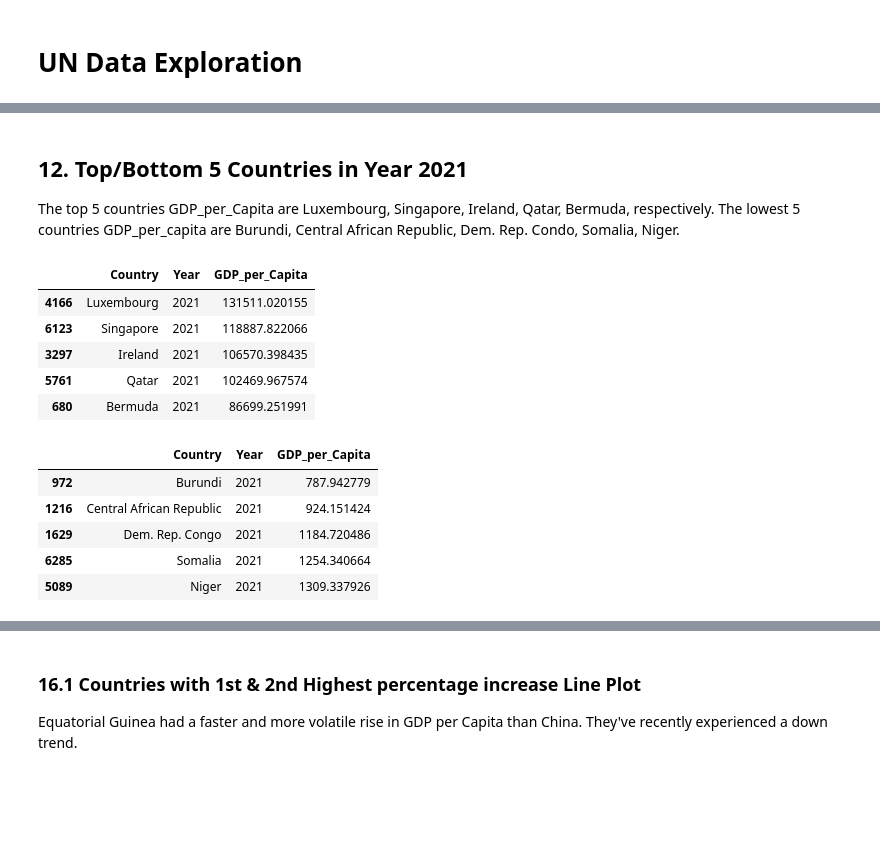
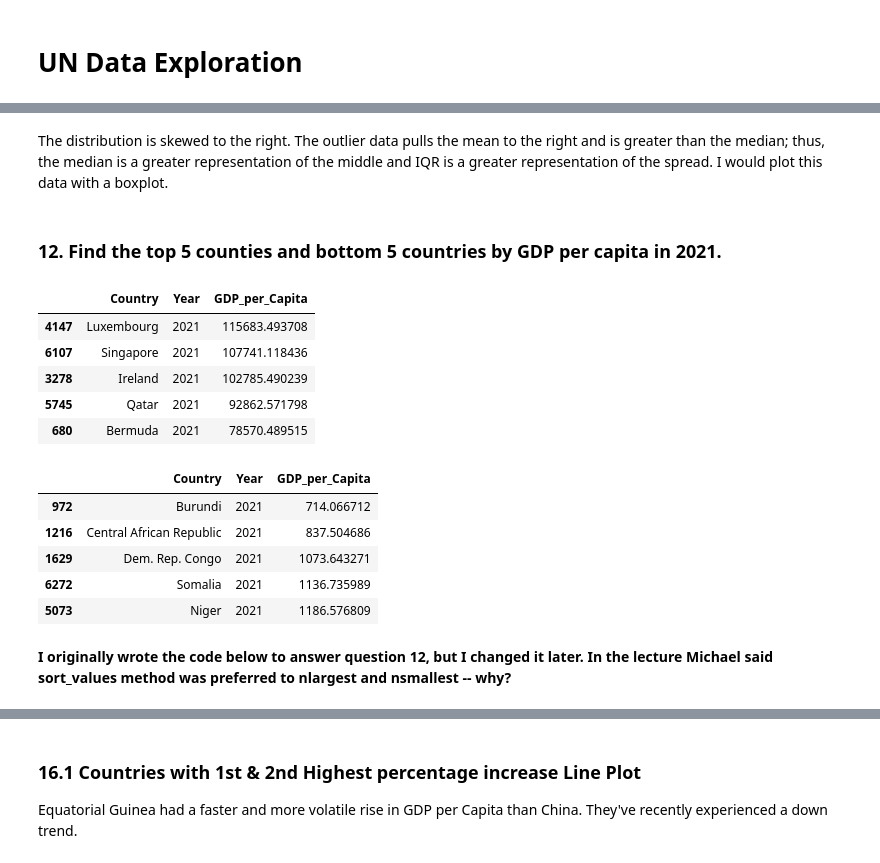
Before and after one commit to nss-data-science-cohort-8/un-exploration-BillyBrothers, a Jupyter notebook: notebooks/UN_Data_Exploration.ipynb, the cells around one changed output, grey strips where cells are left out. Cells and saved outputs as stored; diff of their text form; code cells hidden in the pictures; blank space fills up the shorter version.

```diff
--- a/notebooks/UN_Data_Exploration.ipynb
+++ b/notebooks/UN_Data_Exploration.ipynb
@@ -44,6 +12,6 @@ gdp_df.tail(10)
 # %%
 gdp_df = (
-    gdp_df
-    .drop('Value Footnotes', axis=1)
-    .rename(columns={'Country or Area': 'Country', 'Year': 'Year', 'Value': 'GDP_per_Capita'}) #rename columns for accuracy
+    pd.read_csv('../data/UNdata_Export_20241016_021042778.csv')
+    .drop(columns = 'Value Footnotes')
+    .rename(columns={'Country or Area': 'Country', 'Value': 'GDP_per_Capita'})
 )
@@ -172,22 +144,25 @@ Name: count, Length: 241, dtype: int64
+# %% [markdown]
+The distribution is skewed to the right. The outlier data pulls the mean to the right and is greater than the median; thus, the median is a greater representation of the middle and IQR is a greater representation of the spread. I would plot this data with a boxplot.
 # %% [markdown]
-## 12. Top/Bottom 5 Countries in Year 2021
-The top 5 countries GDP_per_Capita are Luxembourg, Singapore, Ireland, Qatar, Bermuda, respectively.
-The lowest 5 countries GDP_per_capita are Burundi, Central African Republic, Dem. Rep. Condo, Somalia, Niger.
+### 12. Find the top 5 counties and bottom 5 countries by GDP per capita in 2021.
 # %%
-gdp_df.loc[gdp_df['Year'] == 2021].nlargest(5, columns='GDP_per_Capita')
+gdp_2021.nlargest(5, columns='GDP_per_Capita')
 # %% [output]
 |  | Country | Year | GDP_per_Capita |
-| 4166 | Luxembourg | 2021 | 131511.020155 |
-| 6123 | Singapore | 2021 | 118887.822066 |
-| 3297 | Ireland | 2021 | 106570.398435 |
-| 5761 | Qatar | 2021 | 102469.967574 |
-| 680 | Bermuda | 2021 | 86699.251991 |
+| 4147 | Luxembourg | 2021 | 115683.493708 |
+| 6107 | Singapore | 2021 | 107741.118436 |
+| 3278 | Ireland | 2021 | 102785.490239 |
+| 5745 | Qatar | 2021 | 92862.571798 |
+| 680 | Bermuda | 2021 | 78570.489515 |
 # %%
-gdp_df.loc[gdp_df['Year'] == 2021].nsmallest(5, columns='GDP_per_Capita')
+gdp_2021.nsmallest(5, columns='GDP_per_Capita')
 # %% [output]
 |  | Country | Year | GDP_per_Capita |
-| 972 | Burundi | 2021 | 787.942779 |
-| 1216 | Central African Republic | 2021 | 924.151424 |
-| 1629 | Dem. Rep. Congo | 2021 | 1184.720486 |
-| 6285 | Somalia | 2021 | 1254.340664 |
-| 5089 | Niger | 2021 | 1309.337926 |
+| 972 | Burundi | 2021 | 714.066712 |
+| 1216 | Central African Republic | 2021 | 837.504686 |
+| 1629 | Dem. Rep. Congo | 2021 | 1073.643271 |
+| 6272 | Somalia | 2021 | 1136.735989 |
+| 5073 | Niger | 2021 | 1186.576809 |
+# %% [markdown]
+**I originally wrote the code below to answer question 12, but I changed it later. In the lecture Michael said
+sort_values method was preferred to nlargest and nsmallest -- why?**
```
Also changed, not shown: parts of 68 cells of this notebook.
